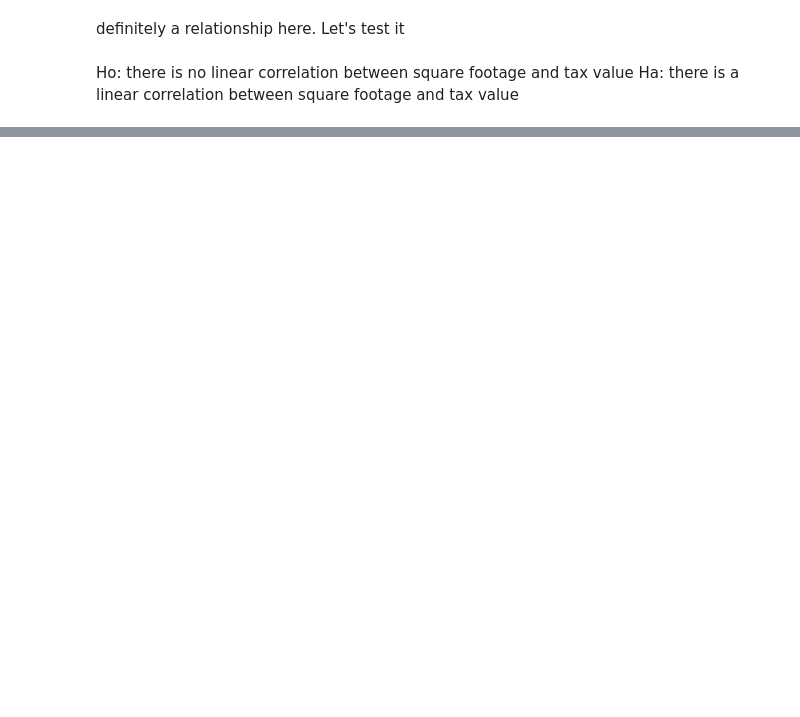
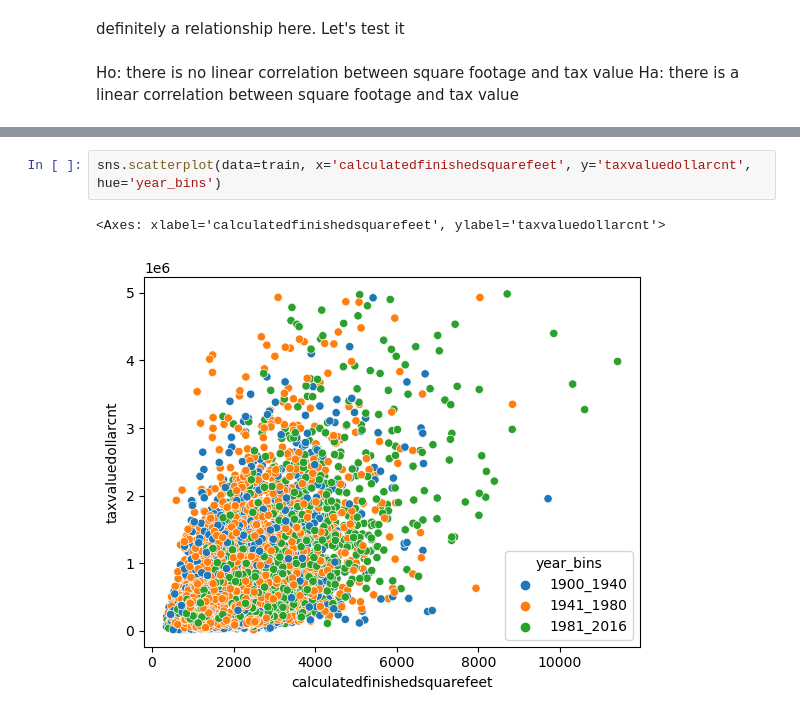
Before and after one commit to DerekBixby/clustering_exercises, a Jupyter notebook: explore_zillow.ipynb, the cells around one changed output, grey strips where cells are left out. Saved outputs shown, nothing was run; the diff lists cells and outputs as text; blank space fills up the shorter version.

```diff
--- a/explore_zillow.ipynb
+++ b/explore_zillow.ipynb
@@ -194,0 +221,5 @@ SignificanceResult(statistic=0.43596217233193496, pvalue=0.0)
+# %%
+sns.scatterplot(data=train, x='calculatedfinishedsquarefeet', y='taxvaluedollarcnt', hue='year_bins')
+# %% [output]
+<Axes: xlabel='calculatedfinishedsquarefeet', ylabel='taxvaluedollarcnt'>
+[figure, added]
```
Also changed, not shown: parts of 20 cells of this notebook.
